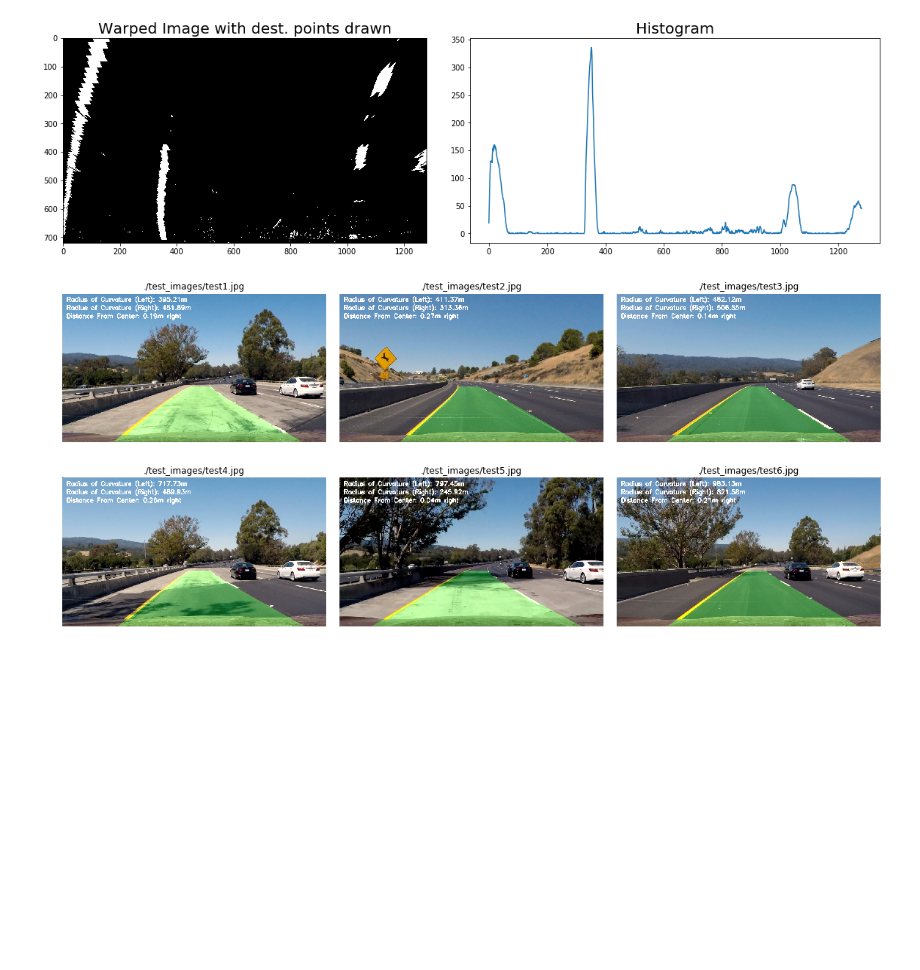
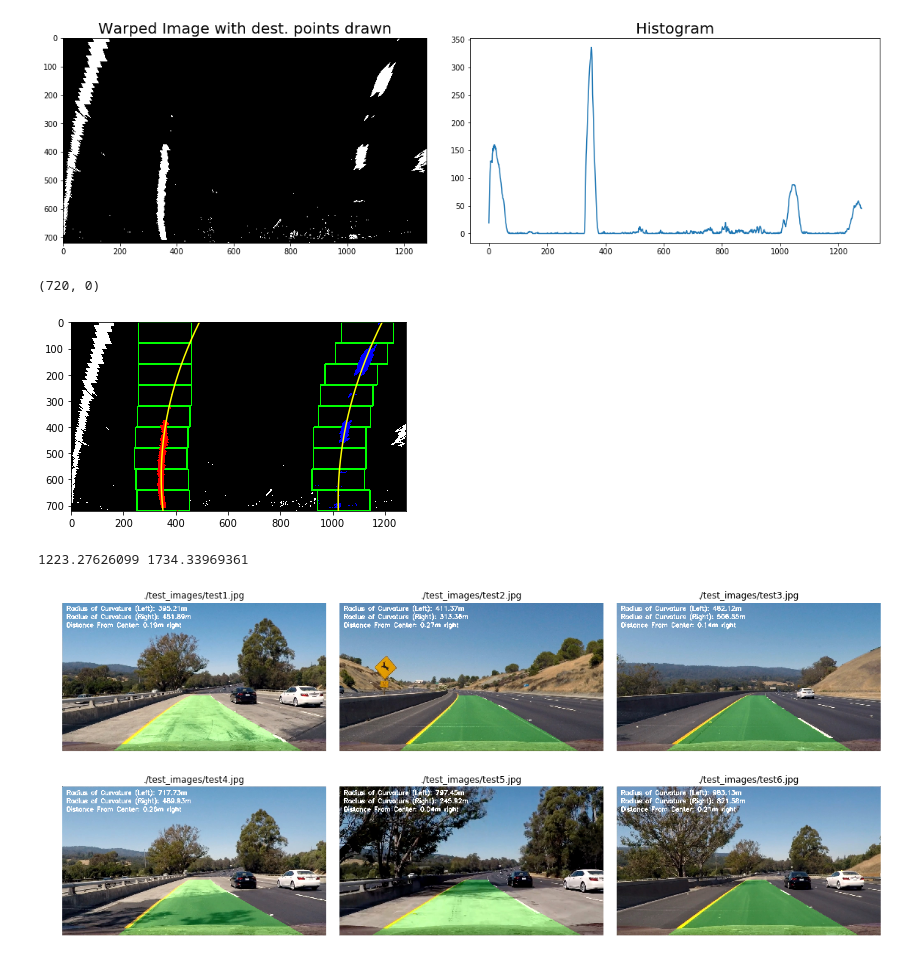
Before and after one commit to hafizur-rahman/CarND-Advanced-Lane-Lines, a Jupyter notebook: AdvancedLaneFindingPipeline.ipynb, the cells around one changed output. Cells and saved outputs as stored; diff of their text form; code cells hidden in the pictures; blank space fills up the shorter version.

```diff
--- a/AdvancedLaneFindingPipeline.ipynb
+++ b/AdvancedLaneFindingPipeline.ipynb
@@ -339,0 +310,22 @@ class LaneLineDetector:
+# %%
+left_lane_inds, left_fit, right_lane_inds, right_fit, out_img = first_lines(binary_warped)
+
+# Generate x and y values for plotting
+ploty = np.linspace(0, binary_warped.shape[0]-1, binary_warped.shape[0] )
+left_fitx = left_fit[0]*ploty**2 + left_fit[1]*ploty + left_fit[2]
+right_fitx = right_fit[0]*ploty**2 + right_fit[1]*ploty + right_fit[2]
+
+nonzero = binary_warped.nonzero()
+nonzeroy = np.array(nonzero[0])
+nonzerox = np.array(nonzero[1])
+
+out_img[nonzeroy[left_lane_inds], nonzerox[left_lane_inds]] = [255, 0, 0]
+out_img[nonzeroy[right_lane_inds], nonzerox[right_lane_inds]] = [0, 0, 255]
+plt.imshow(out_img)
+plt.plot(left_fitx, ploty, color='yellow')
+plt.plot(right_fitx, ploty, color='yellow')
+plt.xlim(0, 1280)
+plt.ylim(720, 0)
+# %% [output]
+(720, 0)
+[figure, added]
@@ -339,0 +375,18 @@ class LaneLineDetector:
+# %%
+def demo_fit_lane(binary_warped, left_fit, right_fit):
+    left_fit, right_fit = fit_lane(binary_warped, left_fit, right_fit)
+
+    ploty = np.linspace(0, binary_warped.shape[0]-1, binary_warped.shape[0] )
+
+    # Define y-value where we want radius of curvature
+    # I'll choose the maximum y-value, corresponding to the bottom of the image
+    y_eval = np.max(ploty)
+    left_curverad = ((1 + (2*left_fit[0]*y_eval + left_fit[1])**2)**1.5) / np.absolute(2*left_fit[0])
+    right_curverad = ((1 + (2*right_fit[0]*y_eval + right_fit[1])**2)**1.5) / np.absolute(2*right_fit[0])
+
+    print(left_curverad, right_curverad)
+    # Example values: 1926.74 1908.48
+
+demo_fit_lane(binary_warped, left_fit, right_fit)
+# %% [output]
+1223.27626099 1734.33969361
```
Also changed, not shown: parts of 12 cells of this notebook.
